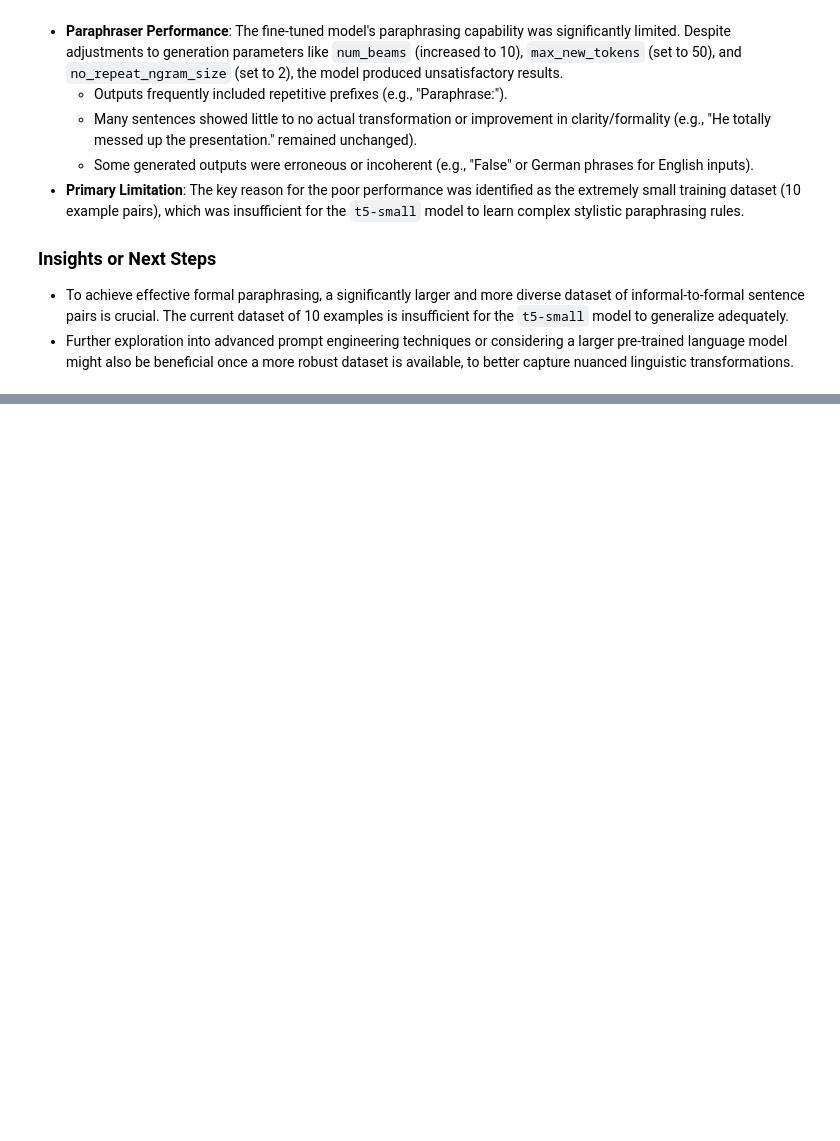
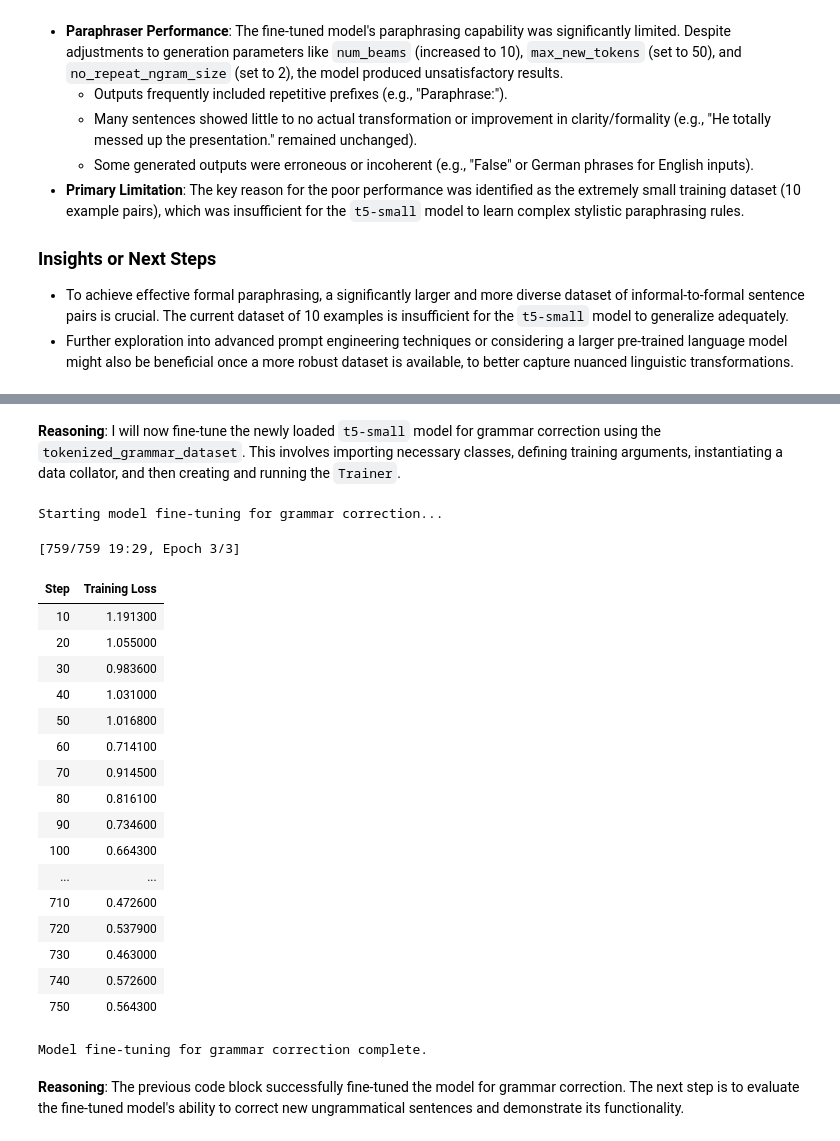
Before and after one commit to Rizkii-dev/Paraphrasing, a Jupyter notebook: Paraphrasing.ipynb, the cells around one changed output, grey strips where cells are left out. Cells and saved outputs as stored; diff of their text form; code cells hidden in the pictures; blank space fills up the shorter version.

```diff
--- a/Paraphrasing.ipynb
+++ b/Paraphrasing.ipynb
@@ -496,0 +508,7 @@ The AI paraphraser was developed using the `t5-small` model and its tokenizer, f
+# %%
+import pandas as pd
+
+df_grammar = pd.read_csv('/content/Grammar Correction.csv')
+
+print("DataFrame 'df_grammar' loaded successfully. Displaying the first 5 rows:")
+print(df_grammar.head())
@@ -496,0 +732,13 @@ The AI paraphraser was developed using the `t5-small` model and its tokenizer, f
+# %%
+from transformers import AutoTokenizer, AutoModelForSeq2SeqLM
+
+# 2. Set the model name
+model_name = "t5-small"
+
+# 3. Load a new instance of the tokenizer
+tokenizer = AutoTokenizer.from_pretrained(model_name)
+print(f"Re-loaded tokenizer for {model_name}")
+
+# 4. Load a new instance of the model
+model = AutoModelForSeq2SeqLM.from_pretrained(model_name)
+print(f"Re-loaded model {model_name} for grammar correction task")
@@ -496,0 +753,60 @@ The AI paraphraser was developed using the `t5-small` model and its tokenizer, f
+# %% [markdown]
+**Reasoning**:
+I will now fine-tune the newly loaded `t5-small` model for grammar correction using the `tokenized_grammar_dataset`. This involves importing necessary classes, defining training arguments, instantiating a data collator, and then creating and running the `Trainer`.
+# %%
+from transformers import TrainingArguments, Trainer, DataCollatorForSeq2Seq
+
+# 2. Define training arguments
+training_args = TrainingArguments(
+    output_dir="./grammar_results",
+    learning_rate=2e-5,
+    num_train_epochs=3,
+    per_device_train_batch_size=8,
+    per_device_eval_batch_size=8,
+    weight_decay=0.01,
+    logging_dir='./grammar_logs',
+    logging_steps=10,
+    report_to=["none"]
+)
+
+# 3. Instantiate DataCollatorForSeq2Seq
+data_collator = DataCollatorForSeq2Seq(tokenizer=tokenizer, model=model)
+
+# 4. Instantiate the Trainer object
+trainer = Trainer(
+    model=model,
+    args=training_args,
+    train_dataset=tokenized_grammar_dataset,
+    eval_dataset=tokenized_grammar_dataset, # Using training set for evaluation for simplicity
+    tokenizer=tokenizer,
+    data_collator=data_collator,
+)
+
+print("Starting model fine-tuning for grammar correction...")
+# 5. Call the .train() method
+trainer.train()
+print("Model fine-tuning for grammar correction complete.")
+# %% [output]
+Starting model fine-tuning for grammar correction...
+[759/759 19:29, Epoch 3/3]
+| Step | Training Loss |
+| 10 | 1.191300 |
+| 20 | 1.055000 |
+| 30 | 0.983600 |
+| 40 | 1.031000 |
+| 50 | 1.016800 |
+| 60 | 0.714100 |
+| 70 | 0.914500 |
+| 80 | 0.816100 |
+| 90 | 0.734600 |
+| 100 | 0.664300 |
+| ... | ... |
+| 710 | 0.472600 |
+| 720 | 0.537900 |
+| 730 | 0.463000 |
+| 740 | 0.572600 |
+| 750 | 0.564300 |
+Model fine-tuning for grammar correction complete.
+# %% [markdown]
+**Reasoning**:
+The previous code block successfully fine-tuned the model for grammar correction. The next step is to evaluate the fine-tuned model's ability to correct new ungrammatical sentences and demonstrate its functionality.
```
Also changed, not shown: parts of 31 cells of this notebook.
